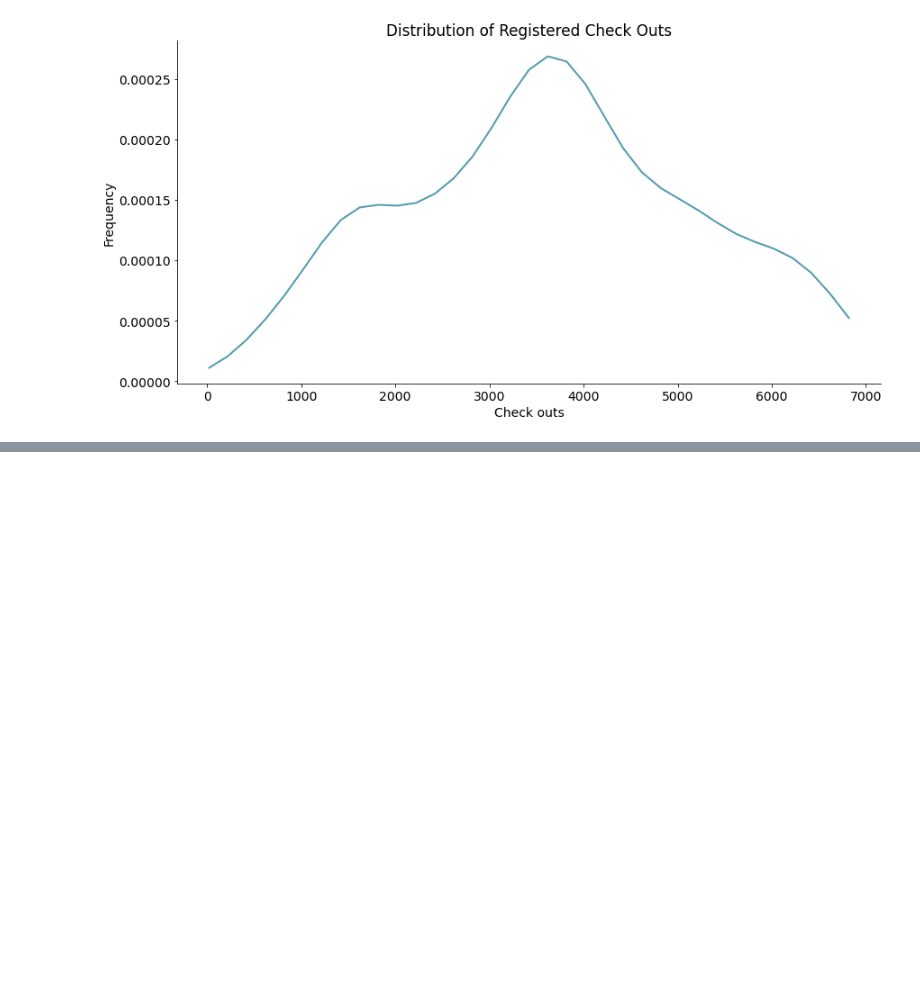
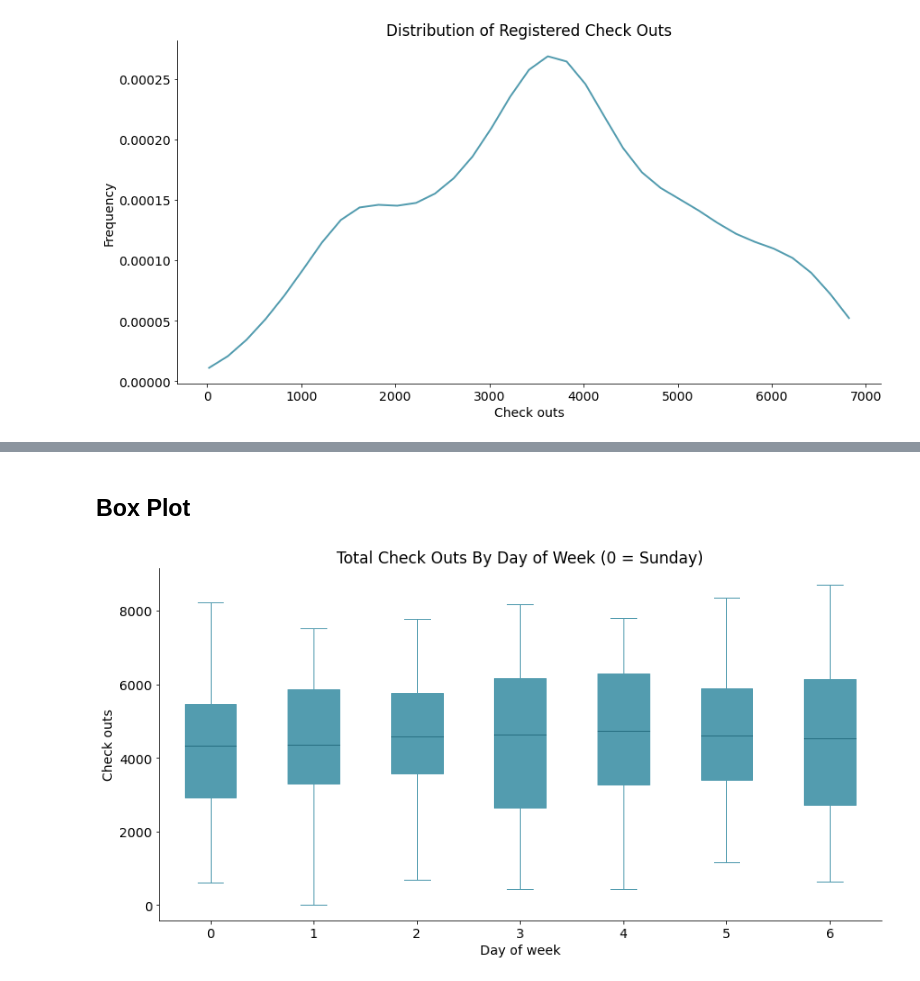
Before and after one commit to Nelson-A-Morais/data-visualization-tutorial, a Jupyter notebook: tutorial.ipynb, the cells around one changed output, grey strips where cells are left out. Saved outputs shown, nothing was run; the diff lists cells and outputs as text; code cells hidden in the pictures; blank space fills up the shorter version.

```diff
--- a/tutorial.ipynb
+++ b/tutorial.ipynb
@@ -284,0 +400,41 @@ densityplot(x_data=x_data,
+# %% [markdown]
+## Box Plot
+# %%
+# Unlike with bar plots, there is no need to aggregate the data
+# before plotting
+# However the data for each group (day) needs to be defined
+days = np.unique(daily_data['weekday'])
+bp_data = []
+for day in days:
+    bp_data.append(daily_data[daily_data['weekday'] == day]['cnt'].values)
+
+# Define a function to create a boxplot:
+def boxplot(x_data, y_data, base_color, median_color, x_label, y_label, title):
+    _, ax = plt.subplots()
+
+    # Draw boxplots, specifying desired style
+    ax.boxplot(y_data,
+               patch_artist=True,  # patch_artist must be True to control box fill
+               medianprops={'color': median_color},  # Properties of median line
+               boxprops={'color': base_color, 'facecolor': base_color},  # Properties of box
+               whiskerprops={'color': base_color},  # Properties of whiskers
+               capprops={'color': base_color}  # Properties of whisker caps
+    )
+
+    # By default, the tick label starts at 1 and increments by 1 for
+    # each box drawn. This sets the labels to the ones we want
+    ax.set_xticklabels(x_data)
+    ax.set_ylabel(y_label)
+    ax.set_xlabel(x_label)
+    ax.set_title(title)
+
+# Call the function to create plot
+boxplot(x_data=days,
+        y_data=bp_data,
+        base_color='#539caf',
+        median_color='#297083',
+        x_label='Day of week',
+        y_label='Check outs',
+        title='Total Check Outs By Day of Week (0 = Sunday)')
+# %% [output]
+[figure, added]
```
Also changed, not shown: parts of 8 cells of this notebook, 1 other file.
